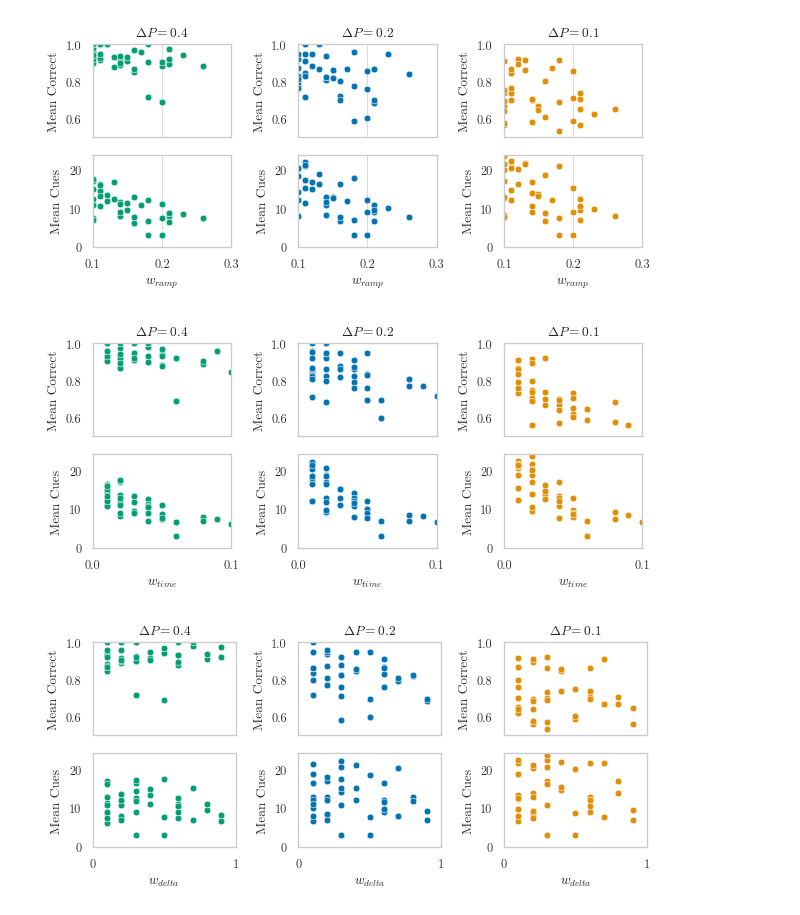
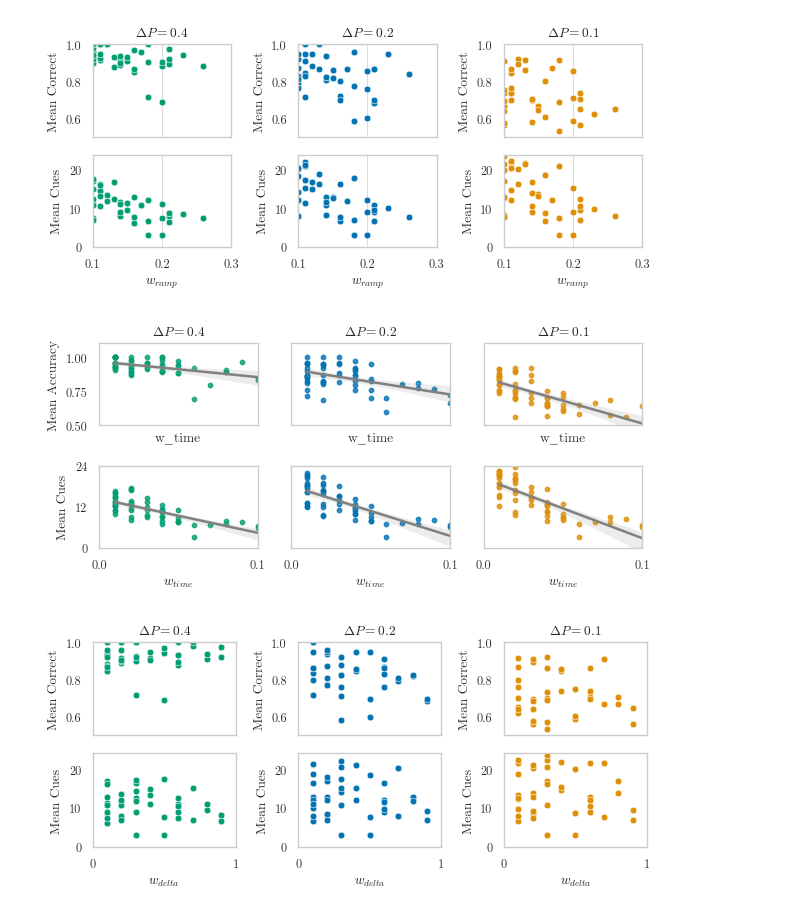
Before and after one commit to psipeter/value-accumulation, a Jupyter notebook: analysis.ipynb, the cells around one changed output. Cells and saved outputs as stored; diff of their text form; code cells hidden in the pictures.

```diff
--- a/analysis.ipynb
+++ b/analysis.ipynb
@@ -386,6 +351,0 @@ def run_optimized_agent(pid, args):
-# %%
-f = open('optimized.json')
-optimized = json.load(f)
-for pid, args in optimized.items():
-    print(f'running {pid}')
-    run_optimized_agent(pid, args)
@@ -543,22 +486,22 @@ plt.tight_layout()
 [figure]
 # %%
 fig, axes = plt.subplots(nrows=2, ncols=3, figsize=((6.38, 3)), sharex=True)
-sns.scatterplot(data=pca_data.query("dP==0.4"), x='w_time', y='mean correct', ax=axes[0][0], color=palette[2])
-sns.scatterplot(data=pca_data.query("dP==0.2"), x='w_time', y='mean correct', ax=axes[0][1], color=palette[0])
-sns.scatterplot(data=pca_data.query("dP==0.1"), x='w_time', y='mean correct', ax=axes[0][2], color=palette[1])
-sns.scatterplot(data=pca_data.query("dP==0.4"), x='w_time', y='mean cues', ax=axes[1][0], color=palette[2])
-sns.scatterplot(data=pca_data.query("dP==0.2"), x='w_time', y='mean cues', ax=axes[1][1], color=palette[0])
-sns.scatterplot(data=pca_data.query("dP==0.1"), x='w_time', y='mean cues', ax=axes[1][2], color=palette[1])
-axes[0][0].set(ylabel='Mean Correct', ylim=((0.5, 1)), title=r"$\Delta P = 0.4$")
-axes[0][1].set(ylabel='Mean Correct', ylim=((0.5, 1)), title=r"$\Delta P = 0.2$")
-axes[0][2].set(ylabel='Mean Correct', ylim=((0.5, 1)), title=r"$\Delta P = 0.1$")
-axes[1][0].set(xlabel=r'$w_{time}$', ylabel='Mean Cues', xticks=((0.0, 0.1)), xlim=((0.0, 0.1)), ylim=((0, 24)))
-axes[1][1].set(xlabel=r'$w_{time}$', ylabel='Mean Cues', xticks=((0.0, 0.1)), xlim=((0.0, 0.1)), ylim=((0, 24)))
-axes[1][2].set(xlabel=r'$w_{time}$', ylabel='Mean Cues', xticks=((0.0, 0.1)), xlim=((0.0, 0.1)), ylim=((0, 24)))
+sns.regplot(data=pca_data.query("dP==0.4"), x='w_time', y='mean correct', ax=axes[0][0], scatter_kws={'s': 10}, line_kws={'color': 'gray'}, color=palette[2])
+sns.regplot(data=pca_data.query("dP==0.2"), x='w_time', y='mean correct', ax=axes[0][1], scatter_kws={'s': 10}, line_kws={'color': 'gray'}, color=palette[0])
+sns.regplot(data=pca_data.query("dP==0.1"), x='w_time', y='mean correct', ax=axes[0][2], scatter_kws={'s': 10}, line_kws={'color': 'gray'}, color=palette[1])
+sns.regplot(data=pca_data.query("dP==0.4"), x='w_time', y='mean cues', ax=axes[1][0], scatter_kws={'s': 10}, line_kws={'color': 'gray'}, color=palette[2])
+sns.regplot(data=pca_data.query("dP==0.2"), x='w_time', y='mean cues', ax=axes[1][1], scatter_kws={'s': 10}, line_kws={'color': 'gray'}, color=palette[0])
+sns.regplot(data=pca_data.query("dP==0.1"), x='w_time', y='mean cues', ax=axes[1][2], scatter_kws={'s': 10}, line_kws={'color': 'gray'}, color=palette[1])
+axes[0][0].set(ylabel='Mean Accuracy', yticks=((0.5, 0.75, 1.0)), ylim=((0.5, 1.1)), title=r"$\Delta P = 0.4$")
+axes[0][1].set(ylabel=None, yticks=(()), ylim=((0.5, 1.1)), title=r"$\Delta P = 0.2$")
+axes[0][2].set(ylabel=None, yticks=(()), ylim=((0.5, 1.1)), title=r"$\Delta P = 0.1$")
+axes[1][0].set(xlabel=r'$w_{time}$', ylabel='Mean Cues', xticks=((0.0, 0.1)), xlim=((0.0, 0.1)), yticks=((0, 12, 24)), ylim=((0, 24)))
+axes[1][1].set(xlabel=r'$w_{time}$', ylabel=None, yticks=(()), xticks=((0.0, 0.1)), xlim=((0.0, 0.1)), ylim=((0, 24)))
+axes[1][2].set(xlabel=r'$w_{time}$', ylabel=None, yticks=(()), xticks=((0.0, 0.1)), xlim=((0.0, 0.1)), ylim=((0, 24)))
 plt.tight_layout()
 fig.savefig("plots/SAT_w_time.png", dpi=600)
 # %% [output]
-[figure, old version]
+[figure, new version]
 # %%
 fig, axes = plt.subplots(nrows=2, ncols=3, figsize=((6.38, 3)), sharex=True)
 sns.scatterplot(data=pca_data.query("dP==0.4"), x='w_delta', y='mean correct', ax=axes[0][0], color=palette[2])
```
Also changed, not shown: parts of 17 cells of this notebook, 4 other files.
